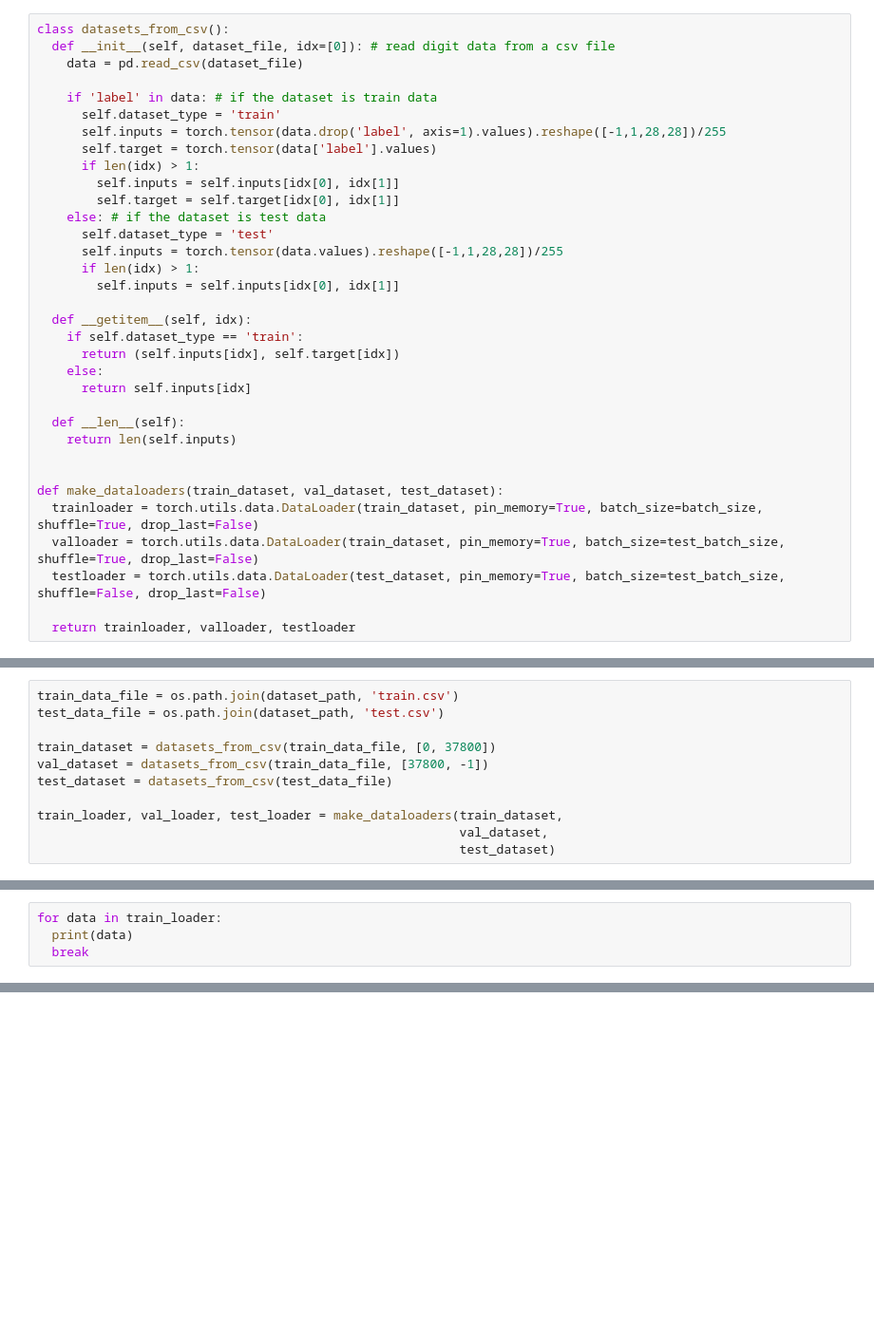
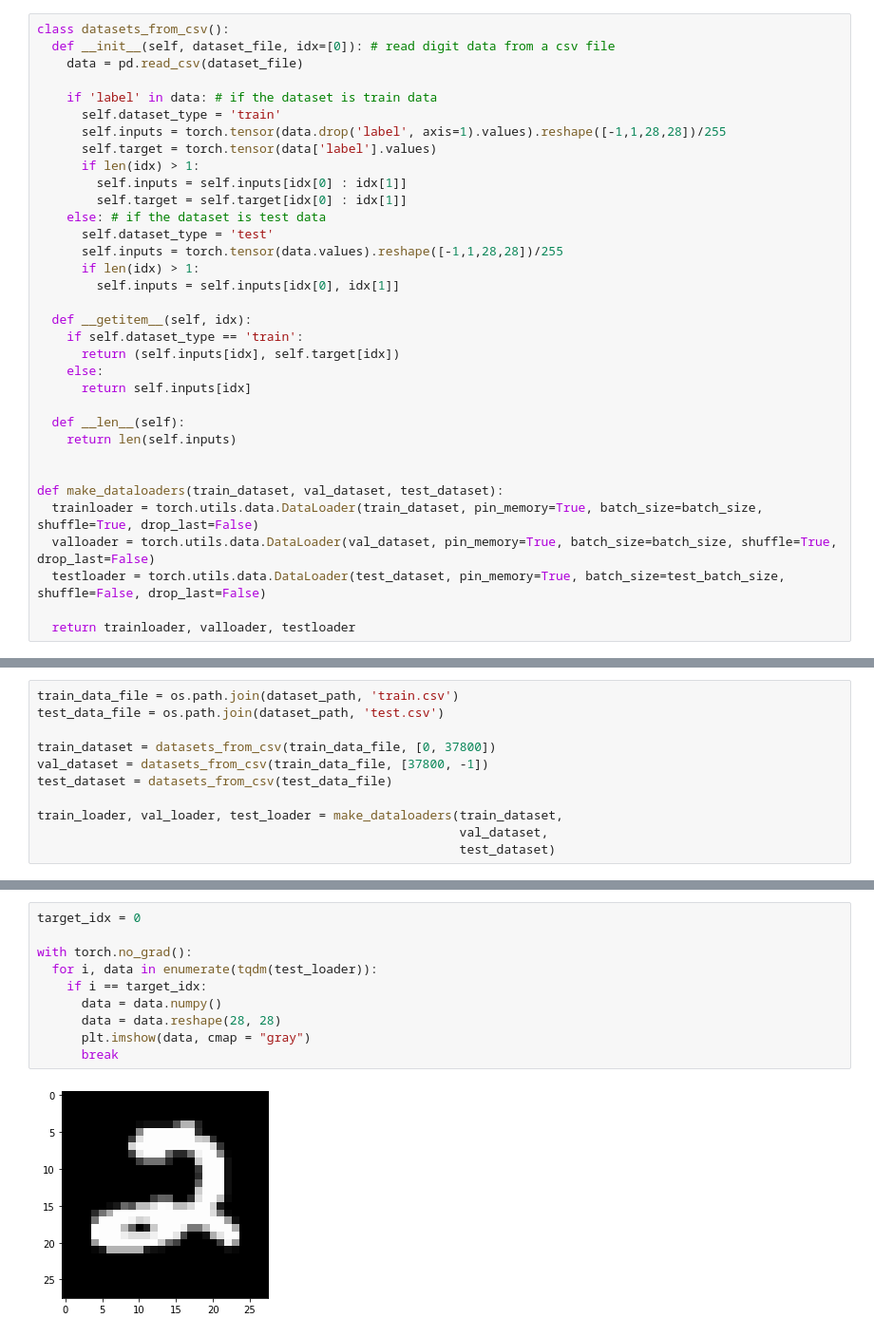
Before and after one commit to ttt-ishi03/digit_recognizer, a Jupyter notebook: train.ipynb, the cells around one changed output, grey strips where cells are left out. Shown at 95% size. Drawn from its saved outputs; the diff is of its cells as text; blank space fills up the shorter version.

```diff
--- a/train.ipynb
+++ b/train.ipynb
@@ -26,8 +27,8 @@ class datasets_from_csv():
       self.inputs = torch.tensor(data.drop('label', axis=1).values).reshape([-1,1,28,28])/255
       self.target = torch.tensor(data['label'].values)
       if len(idx) > 1:
-        self.inputs = self.inputs[idx[0], idx[1]]
-        self.target = self.target[idx[0], idx[1]]
+        self.inputs = self.inputs[idx[0] : idx[1]]
+        self.target = self.target[idx[0] : idx[1]]
     else: # if the dataset is test data
       self.dataset_type = 'test'
       self.inputs = torch.tensor(data.values).reshape([-1,1,28,28])/255
@@ -46,7 +47,7 @@ class datasets_from_csv():
 
 def make_dataloaders(train_dataset, val_dataset, test_dataset):
   trainloader = torch.utils.data.DataLoader(train_dataset, pin_memory=True, batch_size=batch_size, shuffle=True, drop_last=False)
-  valloader = torch.utils.data.DataLoader(train_dataset, pin_memory=True, batch_size=test_batch_size, shuffle=True, drop_last=False)
+  valloader = torch.utils.data.DataLoader(val_dataset, pin_memory=True, batch_size=batch_size, shuffle=True, drop_last=False)
   testloader = torch.utils.data.DataLoader(test_dataset, pin_memory=True, batch_size=test_batch_size, shuffle=False, drop_last=False)
 
   return trainloader, valloader, testloader
@@ -177,4 +197,0 @@ torch.Size([37800])
-# %%
-for data in train_loader:
-  print(data)
-  break
@@ -201,0 +198,12 @@ RuntimeError: ignored
+# %%
+target_idx = 0
+
+with torch.no_grad():
+  for i, data in enumerate(tqdm(test_loader)):
+    if i == target_idx:
+      data = data.numpy()
+      data = data.reshape(28, 28)
+      plt.imshow(data, cmap = "gray")
+      break
+# %% [output]
+[figure, added]
```
Also changed, not shown: parts of 11 cells of this notebook.
